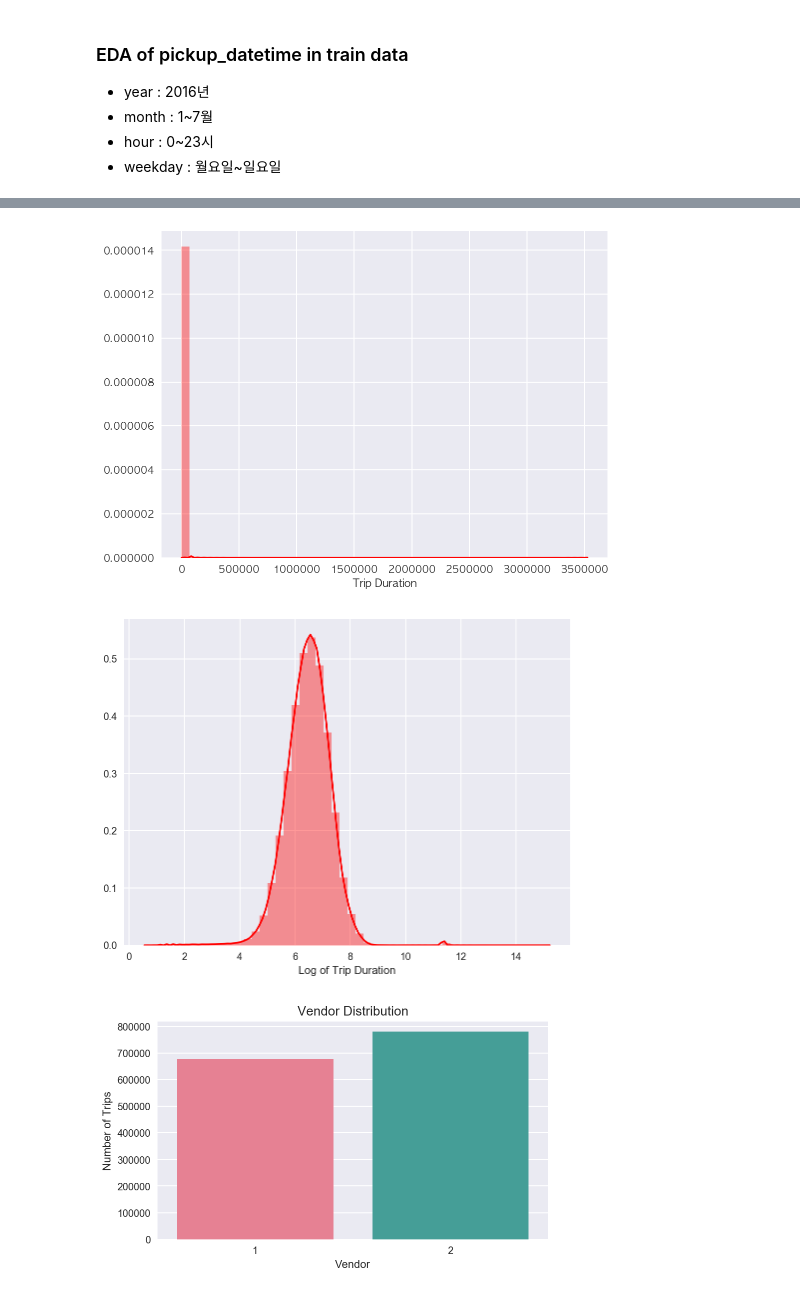
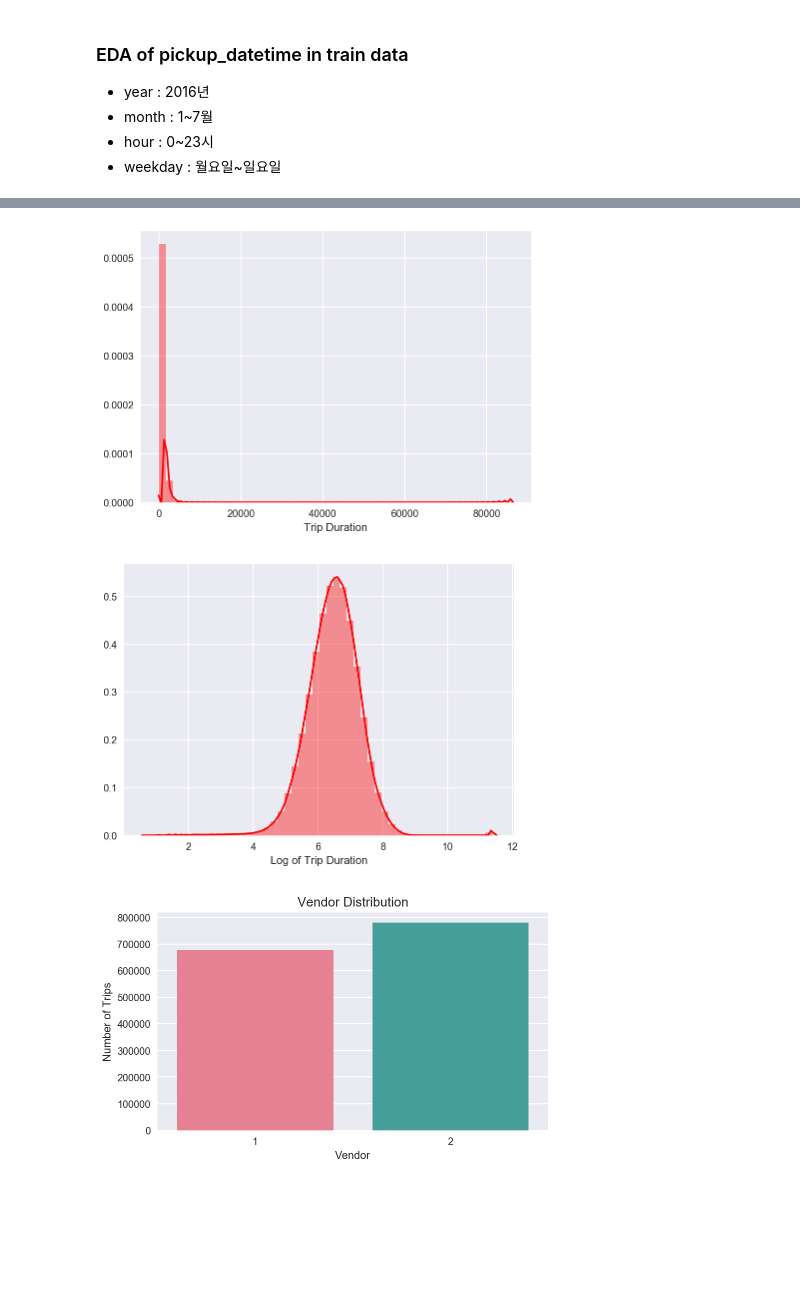
Before and after one commit to novdov/dss7b5-nyctaxi, a Jupyter notebook: KSW/EDA_KSW.ipynb, the cells around one changed output, grey strips where cells are left out. Drawn from its saved outputs; the diff is of its cells as text; code cells hidden in the pictures; blank space fills up the shorter version.

```diff
--- a/KSW/EDA_KSW.ipynb
+++ b/KSW/EDA_KSW.ipynb
@@ -175,18 +179,20 @@ train.describe().round(2)
+# %%
+train = train[train["trip_duration"] <= 60*60*24]
 # %%
-plt.figure(figsize=(8, 6))
+plt.figure(figsize=(7, 5))
 sns.distplot(train["trip_duration"], color="r")
 plt.xlabel("Trip Duration")
 plt.show()
 # %% [output]
-[figure, old version]
+[figure, new version]
 # %%
 sns.set()
-plt.figure(figsize=(8, 6))
+plt.figure(figsize=(7, 5))
 sns.distplot(np.log(train['trip_duration']+1), color="r")
 plt.xlabel("Log of Trip Duration")
 plt.show()
 # %% [output]
-[figure, old version]
+[figure, new version]
 # %%
 plt.figure(figsize=(7, 4))
 sns.countplot(x="vendor_id", data=train, palette="husl")
```
Also changed, not shown: parts of 51 cells of this notebook.
